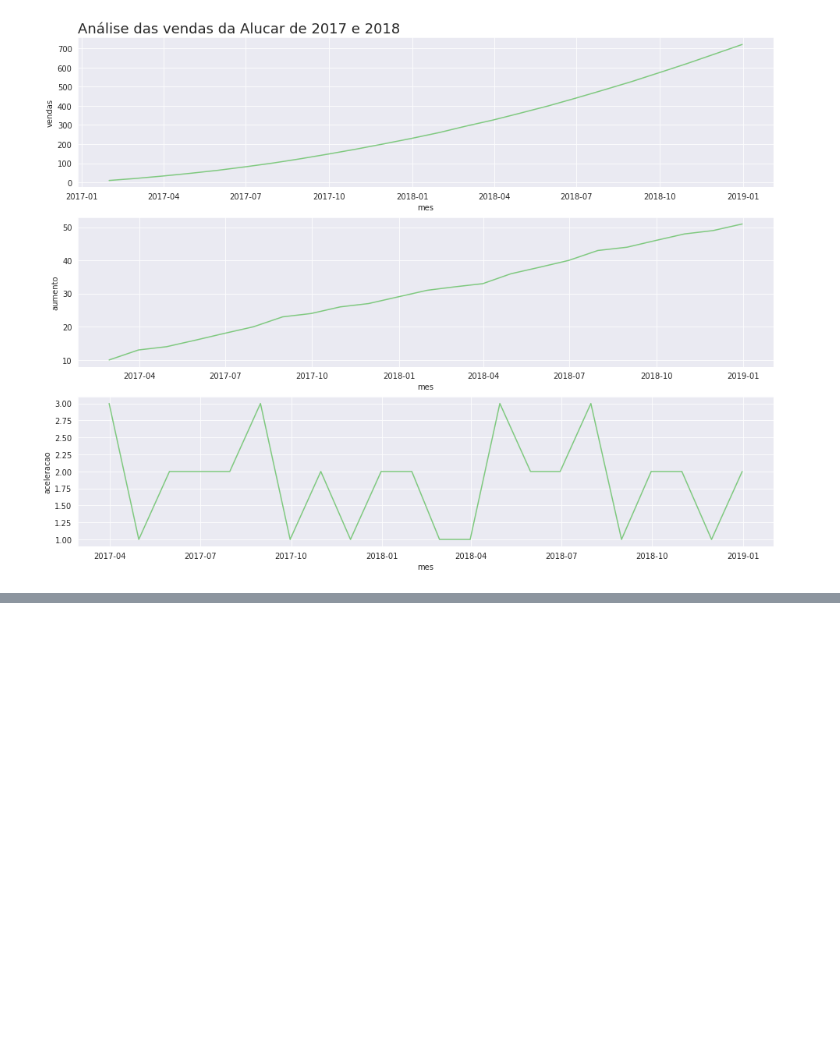
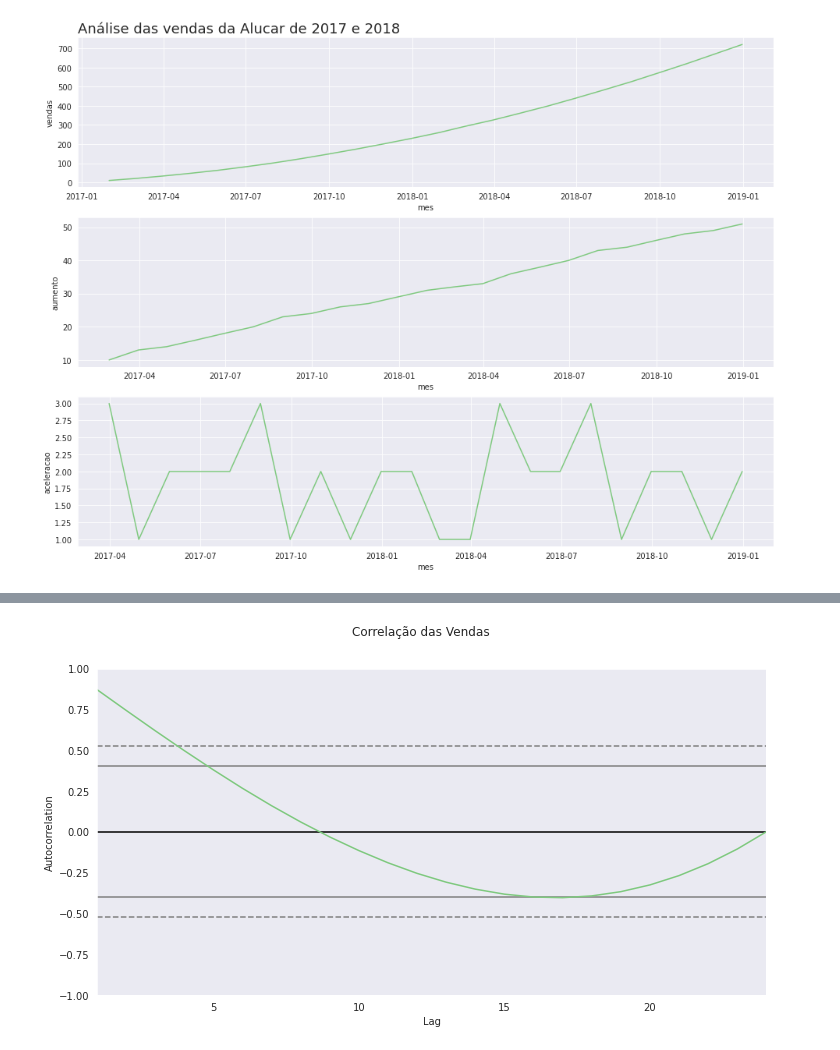
Before and after one commit to erikamarchi/data-science-introducao-a-analise-de-series-temporais, a Jupyter notebook: SeriesTemporais.ipynb, the cells around one changed output, grey strips where cells are left out. Saved outputs shown, nothing was run; the diff lists cells and outputs as text; code cells hidden in the pictures; blank space fills up the shorter version.

```diff
--- a/SeriesTemporais.ipynb
+++ b/SeriesTemporais.ipynb
@@ -152,0 +159,7 @@ plot_comparacao('mes', 'vendas', 'aumento', 'aceleracao',
+# %%
+ax = plt.figure(figsize=(12,6))
+ax.suptitle('Correlação das Vendas')
+autocorrelation_plot(alucar['vendas'])
+ax=ax
+# %% [output]
+[figure, added]
```
Also changed, not shown: parts of 6 cells of this notebook.
